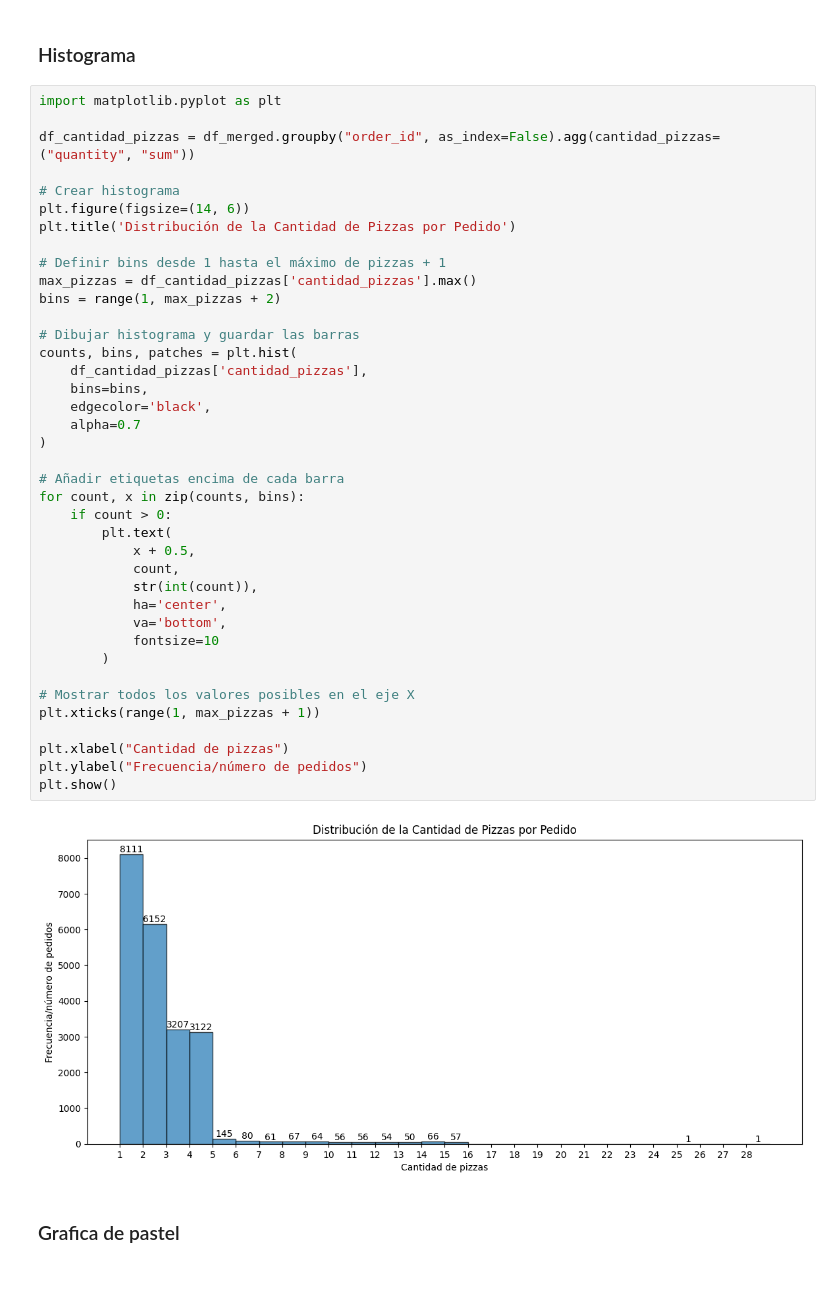
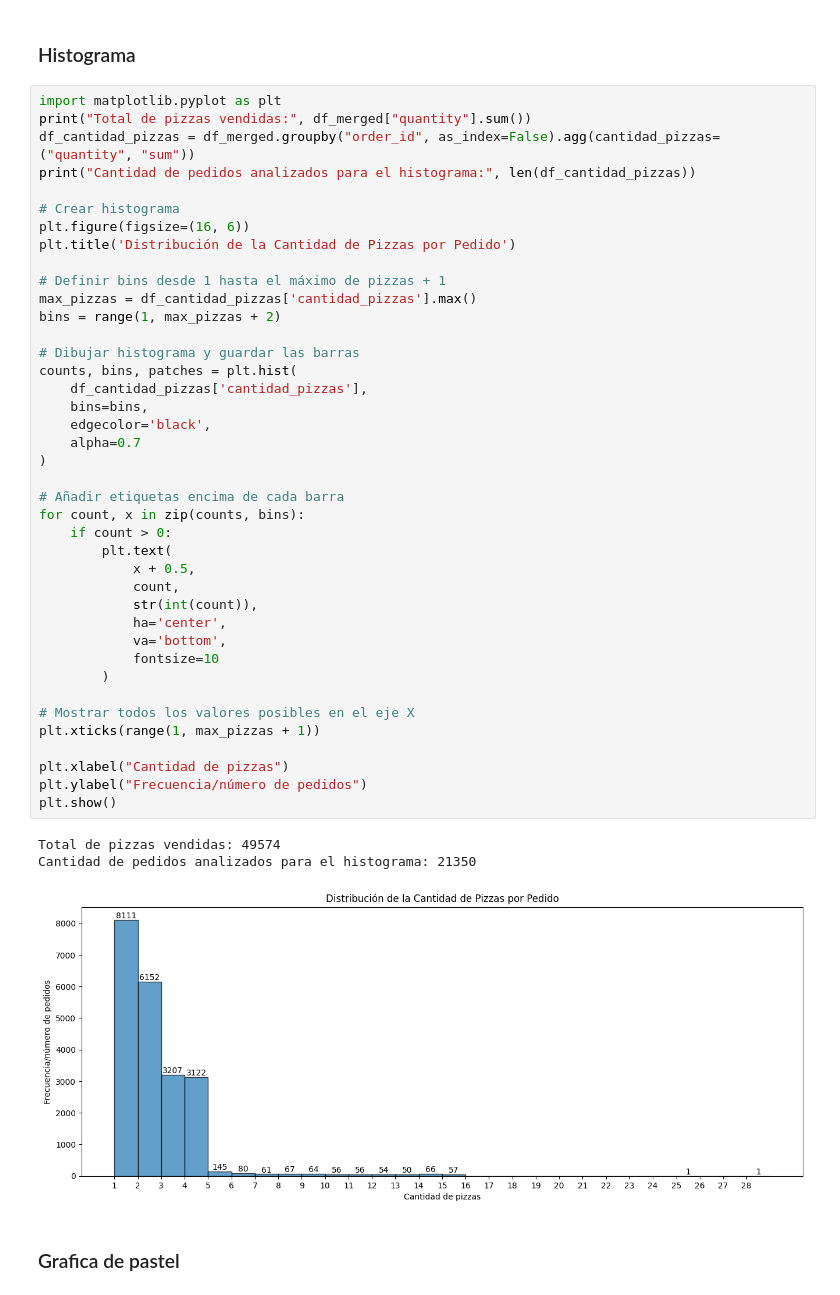
Before and after one commit to Joan735/PythonRA2, a Jupyter notebook: pizza/pizza.ipynb, the cells around one changed output. Saved outputs shown, nothing was run; the diff lists cells and outputs as text.

```diff
--- a/pizza/pizza.ipynb
+++ b/pizza/pizza.ipynb
@@ -556,45 +580,48 @@ Archivo order_details_clean.csv guardado correctamente.
 ### Histograma
 # %%
 import matplotlib.pyplot as plt
-
+print("Total de pizzas vendidas:", df_merged["quantity"].sum())
 df_cantidad_pizzas = df_merged.groupby("order_id", as_index=False).agg(cantidad_pizzas=("quantity", "sum"))
+print("Cantidad de pedidos analizados para el histograma:", len(df_cantidad_pizzas))
 
 # Crear histograma
-plt.figure(figsize=(14, 6))
+plt.figure(figsize=(16, 6))
 plt.title('Distribución de la Cantidad de Pizzas por Pedido')
 
 # Definir bins desde 1 hasta el máximo de pizzas + 1
 max_pizzas = df_cantidad_pizzas['cantidad_pizzas'].max()
 bins = range(1, max_pizzas + 2)
 
 # Dibujar histograma y guardar las barras
 counts, bins, patches = plt.hist(
     df_cantidad_pizzas['cantidad_pizzas'],
     bins=bins,
     edgecolor='black',
     alpha=0.7
 )
 
 # Añadir etiquetas encima de cada barra
 for count, x in zip(counts, bins):
     if count > 0:
         plt.text(
             x + 0.5,
             count,
             str(int(count)),
             ha='center',
             va='bottom',
             fontsize=10
         )
 
 # Mostrar todos los valores posibles en el eje X
 plt.xticks(range(1, max_pizzas + 1))
 
 plt.xlabel("Cantidad de pizzas")
 plt.ylabel("Frecuencia/número de pedidos")
 plt.show()
 # %% [output]
+Total de pizzas vendidas: 49574
+Cantidad de pedidos analizados para el histograma: 21350
-[figure, old version]
+[figure, new version]
 # %% [markdown]
 ### Grafica de pastel
 # %%
```
Also changed, not shown: parts of 10 cells of this notebook, 1 other file.
